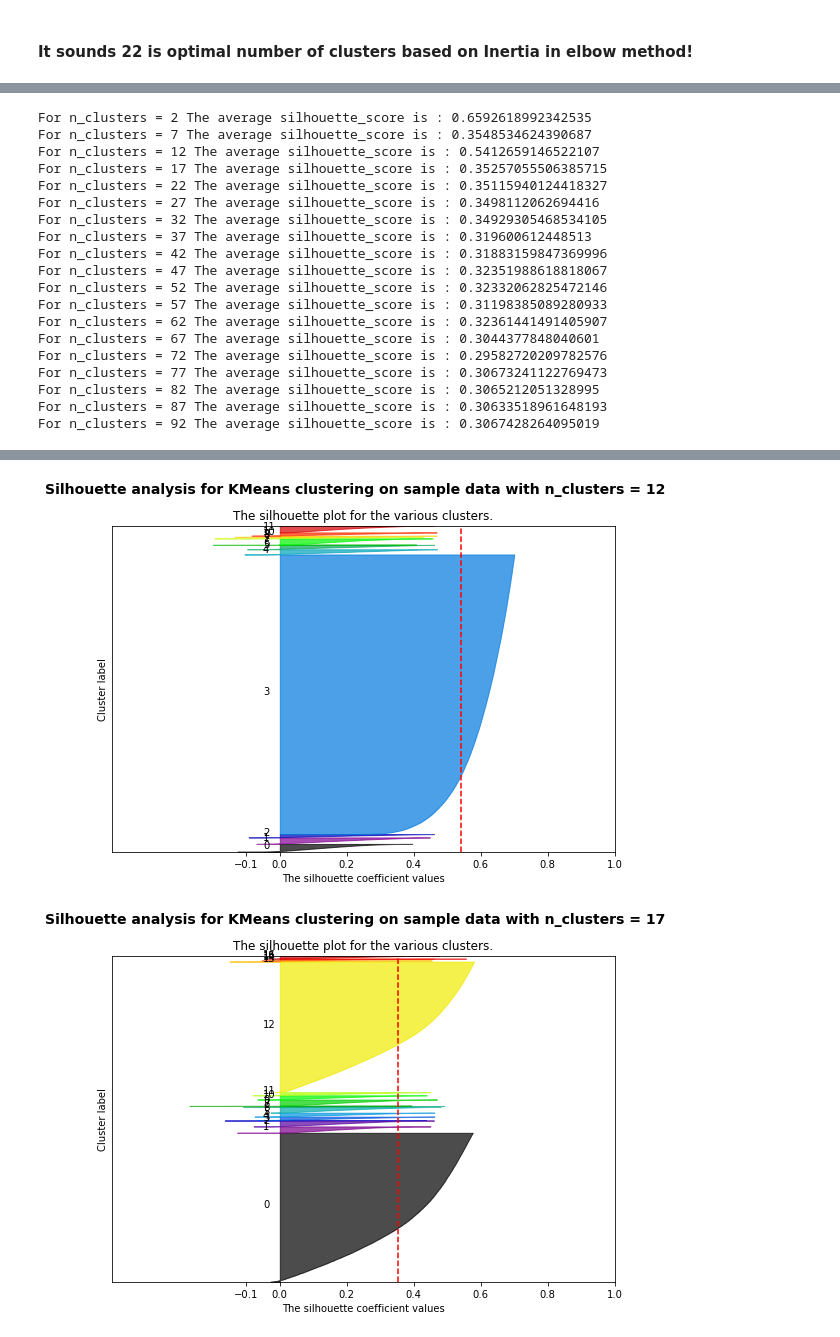
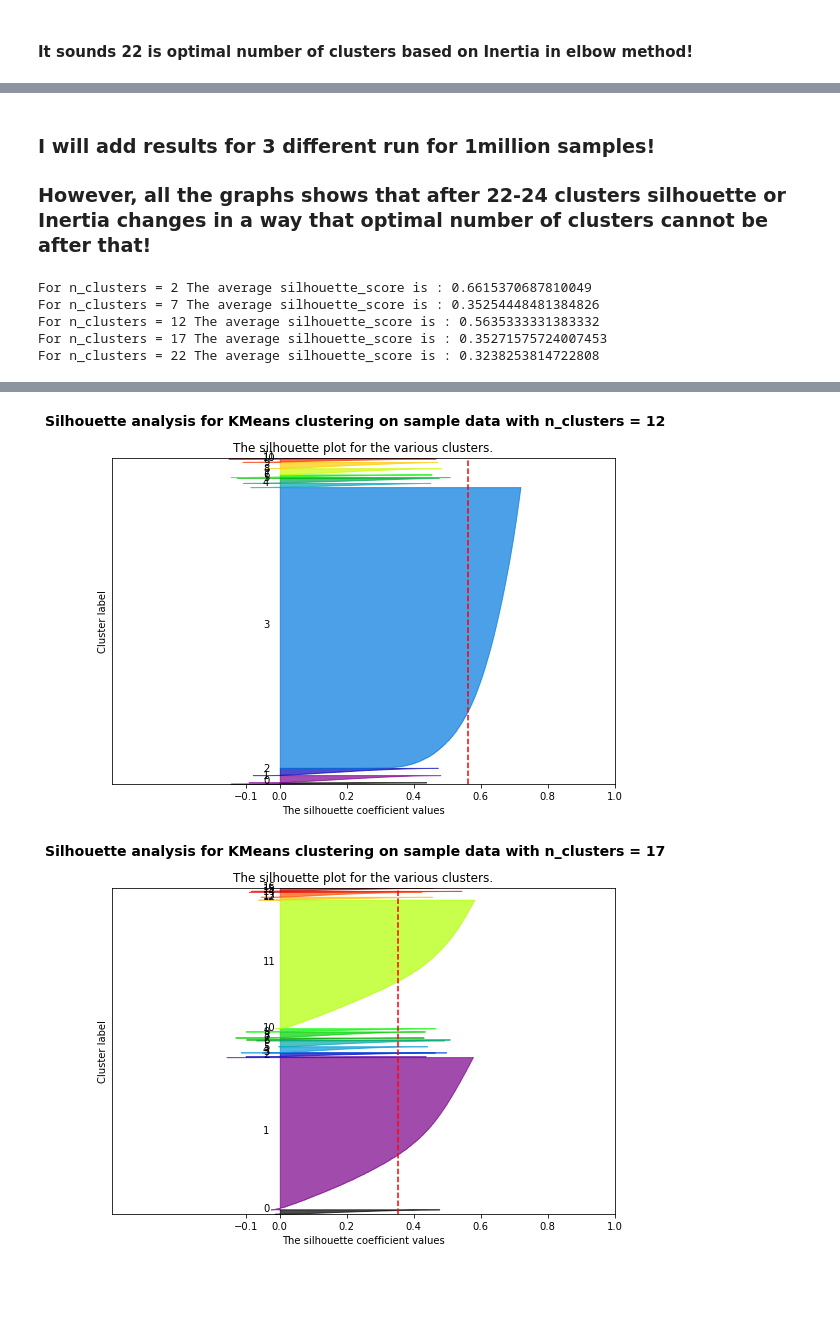
Before and after one commit to Gullesh/NCAR-Mapping, a Jupyter notebook: Noclusters.ipynb, the cells around one changed output, grey strips where cells are left out. Saved outputs shown, nothing was run; the diff lists cells and outputs as text; code cells hidden in the pictures; blank space fills up the shorter version.

```diff
--- a/Noclusters.ipynb
+++ b/Noclusters.ipynb
@@ -198,11 +198,11 @@ Time:  542.7064000299433
 # silhouette will be calculated for 100k samples out of 20million samples through 5 iterations
 # the mean for these 5 iterations will be considered!
 
-dade = fda[np.random.choice(fda.shape[0], 100000, replace=False), :]
+dade = fda[np.random.choice(fda.shape[0], 300000, replace=False), :]
 X_df = pd.DataFrame({'fea%d'%i: dade[:, i] for i in range(dade.shape[1])})
 X_gpu = cudf.DataFrame.from_pandas(X_df)
 
-kk = np.array(range(2,55,5))
+kk = np.array(range(2,35,5))
 sillist = np.array([])
 
 start = timeit.default_timer()
@@ -221,9 +221,11 @@ print('Time: ', stop - start)
 
 
 plt.figure(figsize=(16,9))
-plt.xlabel('N of clusters')
-plt.ylabel('Silhouette')
+plt.xlabel('Number of clusters', fontsize=11, fontweight='bold')
+plt.ylabel('Silhouette', fontsize=12, fontweight='bold')
 plt.plot(kk, sillist)
 plt.grid(True)
-plt.show()
+plt.title('Silhouette score for different number of clusters', fontsize=17, fontweight='bold')
+
+plt.savefig('ncl300k.png')
 # %% [output]
@@ -232,32 +234,26 @@ Time:  1058.4058470369782
+# %% [markdown]
+### I will add results for 3 different run for 1million samples!
+### However, all the graphs shows that after 22-24 clusters silhouette or Inertia changes in a way that optimal number of clusters cannot be after that!
 # %%
-from sklearn.datasets import make_blobs
-from sklearn.cluster import KMeans
 from sklearn.metrics import silhouette_samples, silhouette_score
-
 import matplotlib.pyplot as plt
 import matplotlib.cm as cm
 import numpy as np
 
 
-dade = fda[np.random.choice(fda.shape[0], 100000, replace=False), :]
+dade = fda[np.random.choice(fda.shape[0], 200000, replace=False), :]
 X_df = pd.DataFrame({'fea%d'%i: dade[:, i] for i in range(dade.shape[1])})
 X_gpu = cudf.DataFrame.from_pandas(X_df)
 
-range_n_clusters = [2, 7, 12, 17, 22, 27, 32, 37, 42, 47, 52, 57, 62, 67, 72, 77, 82, 87, 92]
+range_n_clusters = [2, 7, 12, 17, 22]
 #range_n_clusters = [2, 7, 12]
 
 for n_clusters in range_n_clusters:
- # Create a subplot with 1 row and 2 columns
     fig, (ax1) = plt.subplots(1, 1)
     fig.set_size_inches(9, 6)
+    ax1.set_xlim([-0.5, 1])
 
-    # The 1st subplot is the silhouette plot
-    # The silhouette coefficient can range from -1, 1 but in this example all
-    # lie within [-0.1, 1]
-    ax1.set_xlim([-0.5, 1])
-    # The (n_clusters+1)*10 is for inserting blank space between silhouette
-    # plots of individual clusters, to demarcate them clearly.
-    ax1.set_ylim([0, 100000 + (n_clusters + 2) * 10])
+    ax1.set_ylim([0, 200000 + (n_clusters + 4) * 10])
 
     cud = cudkmean(n_clusters = n_clusters)
     cud.fit(X_gpu)
@@ -314,23 +310,9 @@ for n_clusters in range_n_clusters:
 
 plt.show()
 # %% [output]
-For n_clusters = 2 The average silhouette_score is : 0.6592618992342535
-For n_clusters = 7 The average silhouette_score is : 0.3548534624390687
-For n_clusters = 12 The average silhouette_score is : 0.5412659146522107
-For n_clusters = 17 The average silhouette_score is : 0.35257055506385715
-For n_clusters = 22 The average silhouette_score is : 0.35115940124418327
-For n_clusters = 27 The average silhouette_score is : 0.3498112062694416
-For n_clusters = 32 The average silhouette_score is : 0.34929305468534105
-For n_clusters = 37 The average silhouette_score is : 0.319600612448513
-For n_clusters = 42 The average silhouette_score is : 0.31883159847369996
-For n_clusters = 47 The average silhouette_score is : 0.32351988618818067
-For n_clusters = 52 The average silhouette_score is : 0.32332062825472146
-For n_clusters = 57 The average silhouette_score is : 0.31198385089280933
-For n_clusters = 62 The average silhouette_score is : 0.32361441491405907
-For n_clusters = 67 The average silhouette_score is : 0.3044377848040601
-For n_clusters = 72 The average silhouette_score is : 0.29582720209782576
-For n_clusters = 77 The average silhouette_score is : 0.30673241122769473
-For n_clusters = 82 The average silhouette_score is : 0.3065212051328995
-For n_clusters = 87 The average silhouette_score is : 0.30633518961648193
-For n_clusters = 92 The average silhouette_score is : 0.3067428264095019
+For n_clusters = 2 The average silhouette_score is : 0.6615370687810049
+For n_clusters = 7 The average silhouette_score is : 0.35254448481384826
+For n_clusters = 12 The average silhouette_score is : 0.5635333331383332
+For n_clusters = 17 The average silhouette_score is : 0.35271575724007453
+For n_clusters = 22 The average silhouette_score is : 0.3238253814722808
 [figure]
@@ -338,2 +320,2 @@ For n_clusters = 92 The average silhouette_score is : 0.3067428264095019
-[figure, old version]
+[figure, new version]
-[figure, old version]
+[figure, new version]
```
Also changed, not shown: parts of 2 cells of this notebook, 12 other files.
